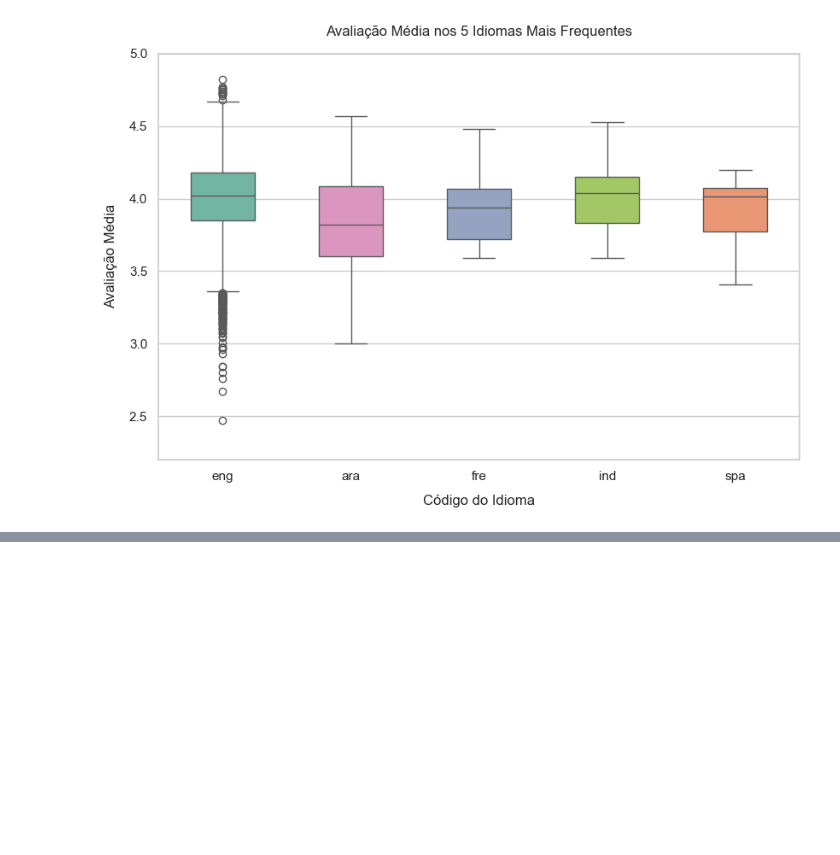
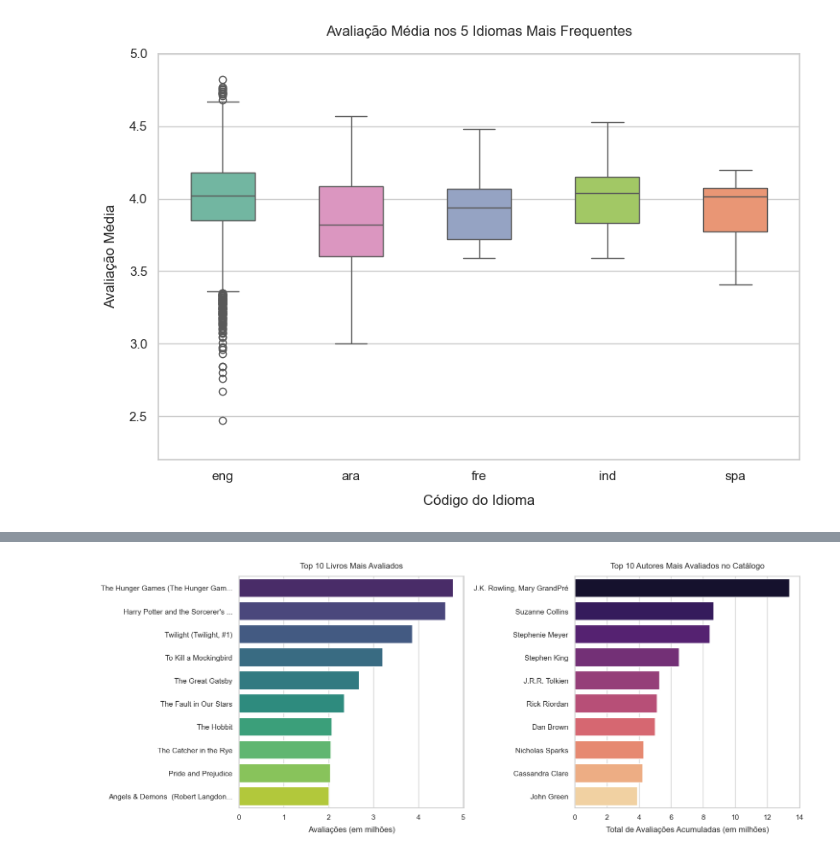
Before and after one commit to PazzottoKyo/goodreads-eda-analysis, a Jupyter notebook: py_notebooks/01_exploratory_data_analysis.ipynb, the cells around one changed output, grey strips where cells are left out. Saved outputs shown, nothing was run; the diff lists cells and outputs as text; code cells hidden in the pictures; blank space fills up the shorter version.

```diff
--- a/py_notebooks/01_exploratory_data_analysis.ipynb
+++ b/py_notebooks/01_exploratory_data_analysis.ipynb
@@ -266,0 +394,15 @@ plt.show()
+# %%
+top10_autores = (
+    df_clean.groupby("authors")
+    .agg(
+        Qtd_Livros = ("title", "count"),
+        Avaliacao_Media = ("average_rating", "mean"),
+        Total_Avaliacoes = ("ratings_count", "sum")
+    )
+    .sort_values(by = "Total_Avaliacoes", ascending = False)
+    .head(10)
+    .round({"Avaliacao_Media": 2})
+)
+
+print("Top 10 autores por volume de avaliações")
+print(top10_autores)
@@ -266,0 +423,34 @@ plt.show()
+# %%
+fig, axes = plt.subplots(1, 2, figsize = (15, 6))
+titulos_curtos = top10_livros["Título"].apply(lambda x: x[:32] + "..." if len(x) > 35 else x)
+
+sns.barplot(
+    x = top10_livros["Qtd. Avaliações"] / 1e6,
+    y = titulos_curtos,
+    hue = titulos_curtos,
+    palette = "viridis",
+    legend = False,
+    ax = axes[0]
+)
+
+axes[0].set_title("Top 10 Livros Mais Avaliados", pad = 12)
+axes[0].set_xlabel("Avaliações (em milhões)", labelpad = 8)
+axes[0].set_ylabel("")
+
+sns.barplot(
+    x = top10_autores["Total_Avaliacoes"] / 1e6,
+    y = top10_autores.index,
+    hue = top10_autores.index,
+    palette = "magma",
+    legend = False,
+    ax = axes[1]
+)
+axes[1].set_title("Top 10 Autores Mais Avaliados no Catálogo", pad = 12)
+axes[1].set_xlabel("Total de Avaliações Acumuladas (em milhões)", labelpad = 8)
+axes[1].set_ylabel("")
+
+plt.tight_layout()
+plt.savefig("../charts/06_top_livros_autores.png", dpi = 300)
+plt.show()
+# %% [output]
+[figure, added]
```
Also changed, not shown: parts of 12 cells of this notebook, 2 other files.
